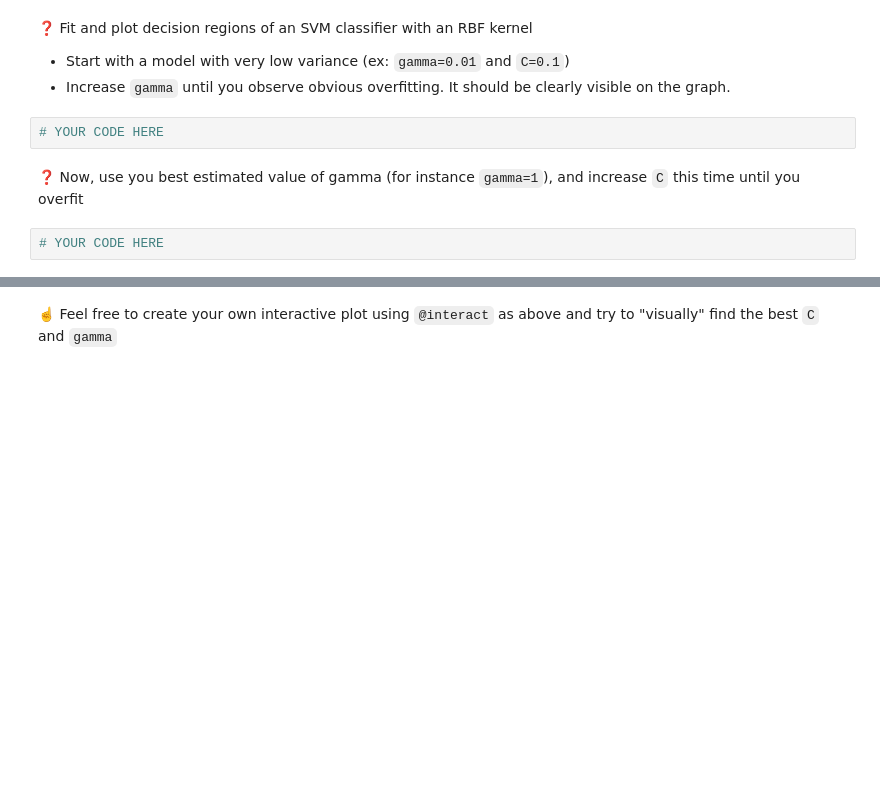
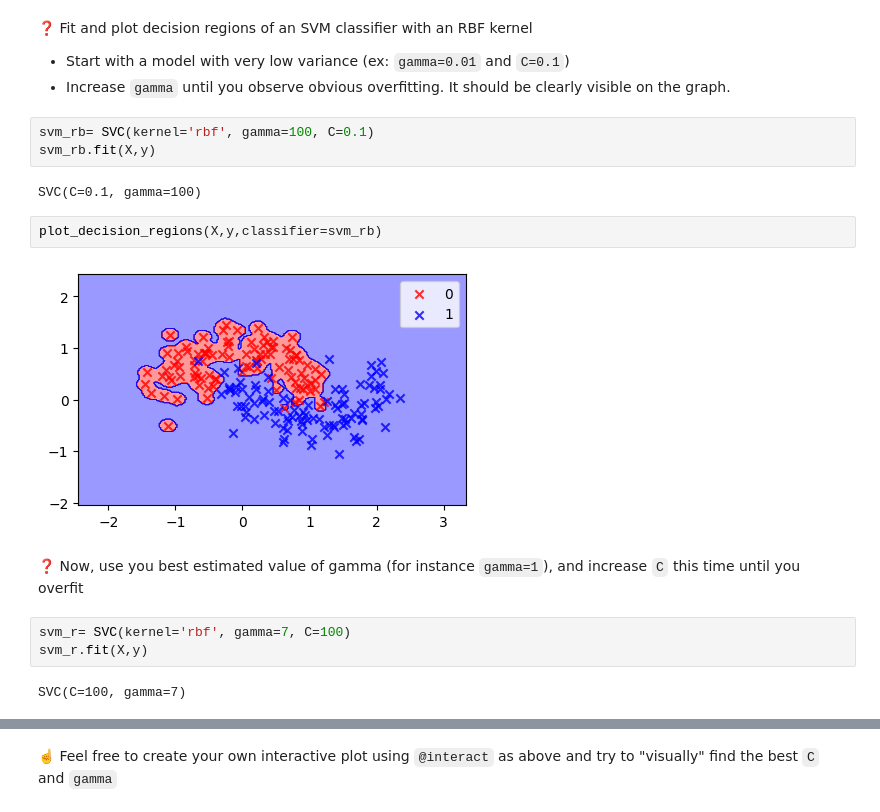
Before and after one commit to ParissaPeimaniyfard/data-svm, a Jupyter notebook: SVM.ipynb, the cells around one changed output, grey strips where cells are left out. Saved outputs shown, nothing was run; the diff lists cells and outputs as text; blank space fills up the shorter version.

```diff
--- a/SVM.ipynb
+++ b/SVM.ipynb
@@ -324,9 +353,19 @@ plt.legend();
 
 - Start with a model with very low variance (ex: `gamma=0.01` and `C=0.1`)
 - Increase `gamma` until you observe obvious overfitting. It should be clearly visible on the graph.
-# %%
-# YOUR CODE HERE
+# %%
+svm_rb= SVC(kernel='rbf', gamma=100, C=0.1)
+svm_rb.fit(X,y)
+# %% [output]
+SVC(C=0.1, gamma=100)
+# %%
+plot_decision_regions(X,y,classifier=svm_rb)
+# %% [output]
+[figure, added]
 # %% [markdown]
 ❓ Now, use you best estimated value of gamma (for instance `gamma=1`), and increase `C` this time until you overfit
-# %%
-# YOUR CODE HERE
+# %%
+svm_r= SVC(kernel='rbf', gamma=7, C=100)
+svm_r.fit(X,y)
+# %% [output]
+SVC(C=100, gamma=7)
```
Also changed, not shown: parts of 10 cells of this notebook, 1 other file.
